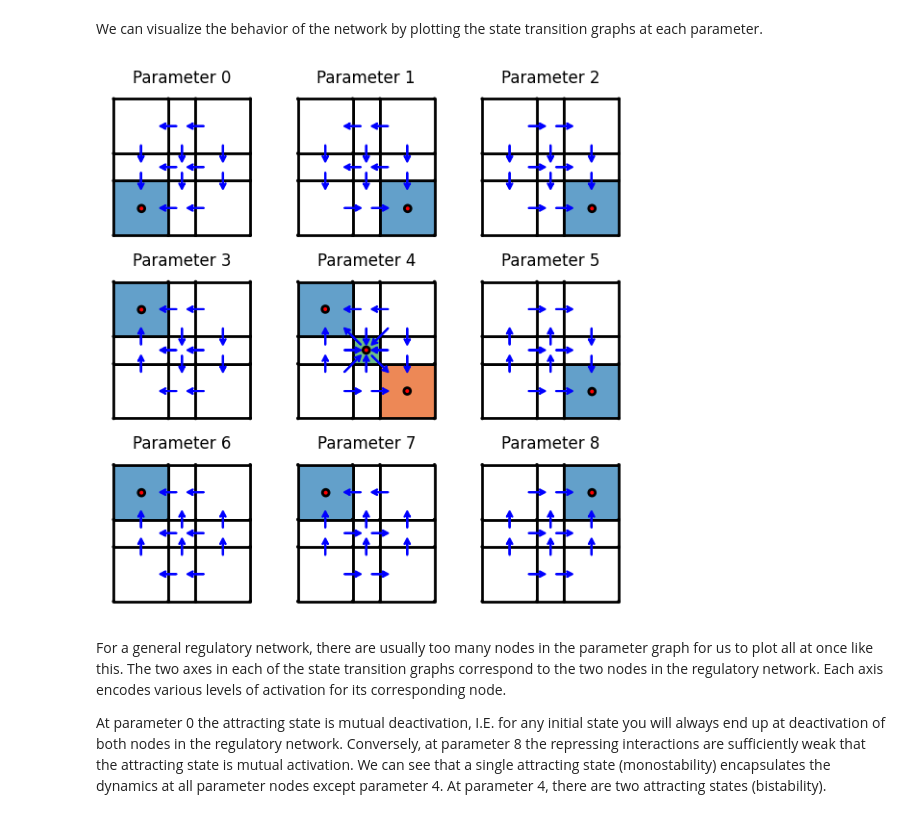
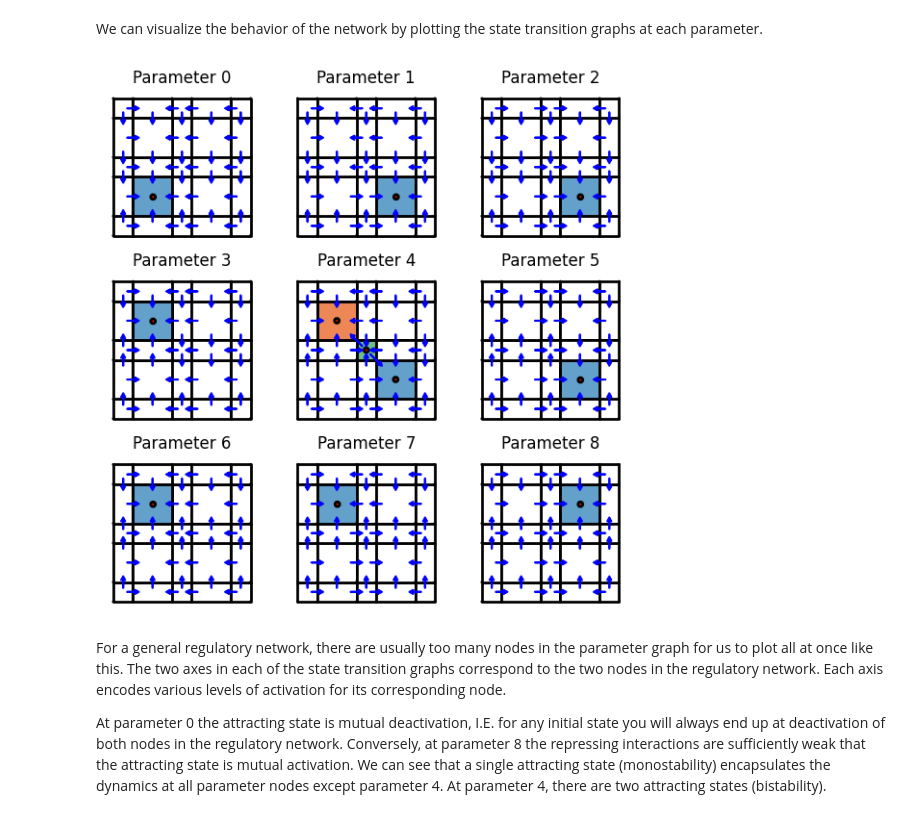
Before and after one commit to wkalies/DSGRN_sheaves, a Jupyter notebook: Tutorials/ToggleSwitchTutorial.ipynb, the cells around one changed output. Drawn from its saved outputs; the diff is of its cells as text; code cells hidden in the pictures.

```diff
--- a/Tutorials/ToggleSwitchTutorial.ipynb
+++ b/Tutorials/ToggleSwitchTutorial.ipynb
@@ -34,12 +34,12 @@ We can visualize the behavior of the network by plotting the state transition gr
 # %%
 fig, axs = plt.subplots(3, 3,figsize=(7,7))
 for i in range(9):                                                # For each of the nine parameters,
     parameter = parameter_graph.parameter(i)
-    stg = DSGRN_utils.RookRulesCubicalComplex(parameter, level=8) # build a state transition graph
+    stg = DSGRN_utils.CubicalBlowupGraph(parameter, level=3) # build a state transition graph
     plot_stg(stg, ax=axs[i//3, i%3])                              # and plot it.
     axs[i//3, i%3].title.set_text("Parameter "+str(i))
 # %% [output]
-[figure, old version]
+[figure, new version]
 # %% [markdown]
 For a general regulatory network, there are usually too many nodes in the parameter graph for us to plot all at once like this. The two axes in each of the state transition graphs correspond to the two nodes in the regulatory network. Each axis encodes various levels of activation for its corresponding node.
 
```
Also changed, not shown: 2 other files.
